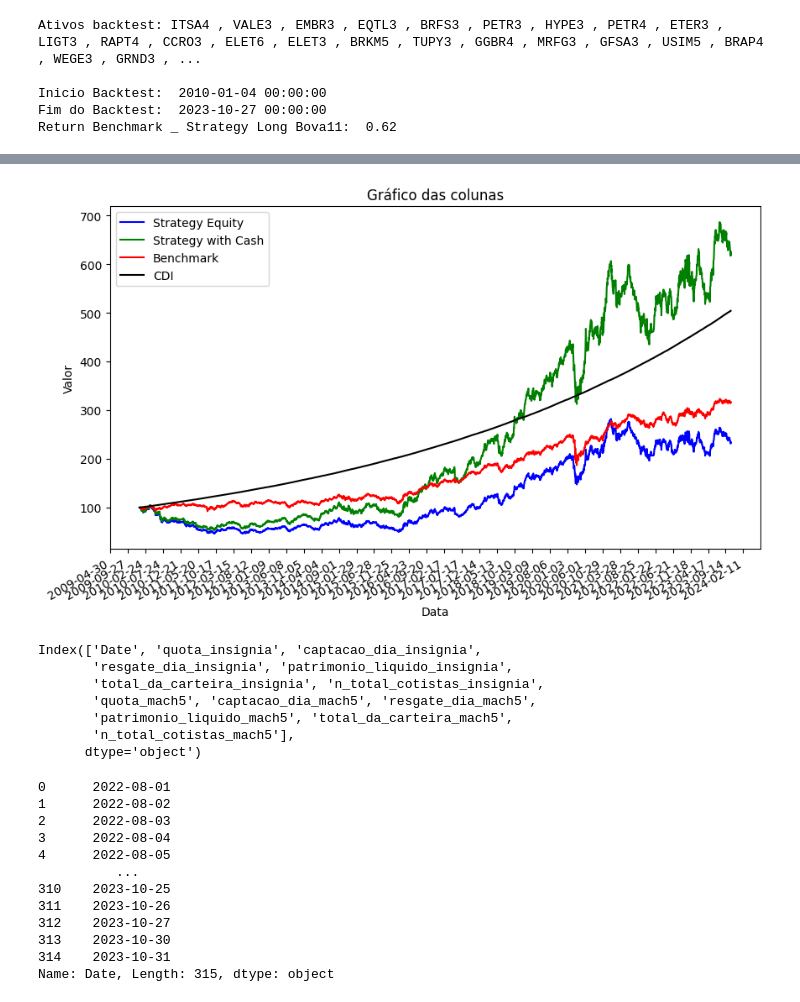
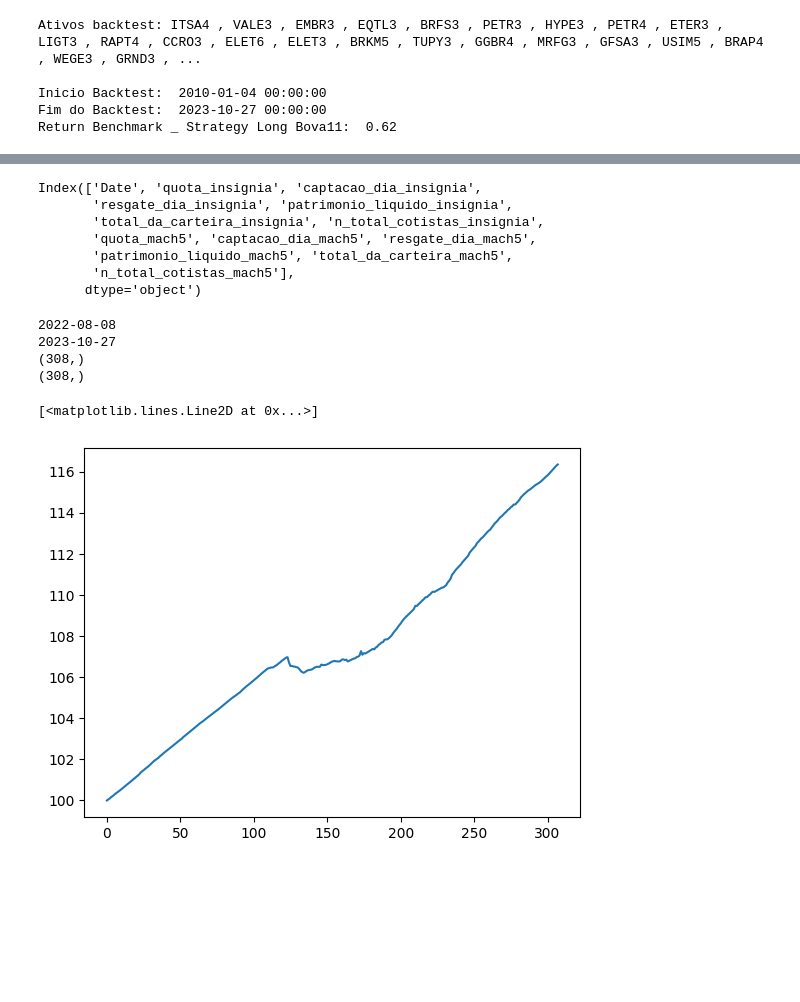
Before and after one commit to gassuncao27/quant_research_2023, a Jupyter notebook: model_tests2.ipynb, the cells around one changed output, grey strips where cells are left out. Drawn from its saved outputs; the diff is of its cells as text; code cells hidden in the pictures; blank space fills up the shorter version.

```diff
--- a/model_tests2.ipynb
+++ b/model_tests2.ipynb
@@ -31,10 +31,13 @@ df.info()
 
 ## upload data
 load_dotenv()
-ambiente_local = os.getenv('AMBIENTE_MAC')
+ambiente_local = os.getenv('AMBIENTE_WIN')
 datapath_cdi = 'cdi_historico.xlsx'
 cdi_data = backtest.cdidata_extract(ambiente_local+datapath_cdi)
 df.head(5)
+
+# salvando arquvio parquet criado
+# df.to_parquet('base_acoes.parquet', engine='pyarrow')
 # %% [output]
 <class 'pandas.core.frame.DataFrame'>
 RangeIndex: 1650895 entries, 0 to 1650894
@@ -349,8 +344,6 @@ plt.gca().xaxis.set_major_locator(mdates.DayLocator(interval=150))  # Ajuste o i
 plt.gcf().autofmt_xdate()
 
 plt.show()
-# %% [output]
-[figure, removed]
 # %%
 # baixa dados do insignia e mach5
 # pesquisa 3
@@ -381,29 +374,3 @@ Index(['Date', 'quota_insignia', 'captacao_dia_insignia',
        'patrimonio_liquido_mach5', 'total_da_carteira_mach5',
        'n_total_cotistas_mach5'],
       dtype='object')
-# %%
-# Backtest Insignia
-insignia_pl =[100]
-dates = np.array(df[''])
-
-for i, day in enumerate(stock_data.dates[1:], start=1):
-
-    linhas_correspondentes = cdi_data[(cdi_data[:, 2] == mes) & (cdi_data[:, 3] == ano)]
-    day_return_cash = (linhas_correspondentes[0][1]+1)**(1/252)-1
-
-    cash_pl.append( (day_return_cash * cash_pl[i-1]) + cash_pl[i-1])
-
-plt.plot(cash_pl)
-# %% [output]
-0      2022-08-01
-1      2022-08-02
-2      2022-08-03
-3      2022-08-04
-4      2022-08-05
-          ...
-310    2023-10-25
-311    2023-10-26
-312    2023-10-27
-313    2023-10-30
-314    2023-10-31
-Name: Date, Length: 315, dtype: object
@@ -411,0 +377,27 @@ Name: Date, Length: 315, dtype: object
+# %%
+# Backtest Insignia
+insignia_pl =[100]
+dates = np.array(msql['Date']); dates = dates[5:-2]
+ativo = ['insignia']
+cotacao_insignia = np.array(msql['quota_insignia']);  cotacao_insignia = cotacao_insignia[5:-2]
+array_posicao = np.ones(cotacao_insignia.shape)
+
+print(dates[0])
+print(dates[-1])
+print(cotacao_insignia.shape)
+print(array_posicao.shape)
+
+for i, day in enumerate(dates[1:], start=1):
+
+    position_acao = array_posicao[i]
+    retorno_dia = backtest.calculate_return(cotacao_insignia[i-1], cotacao_insignia[i])
+    insignia_pl.append( retorno_dia * insignia_pl[i-1] + insignia_pl[i-1])\
+
+plt.plot(insignia_pl)
+# %% [output]
+2022-08-08
+2023-10-27
+(308,)
+(308,)
+[<matplotlib.lines.Line2D at 0x...>]
+[figure, added]
```
Also changed, not shown: parts of 11 cells of this notebook, 3 other files.
